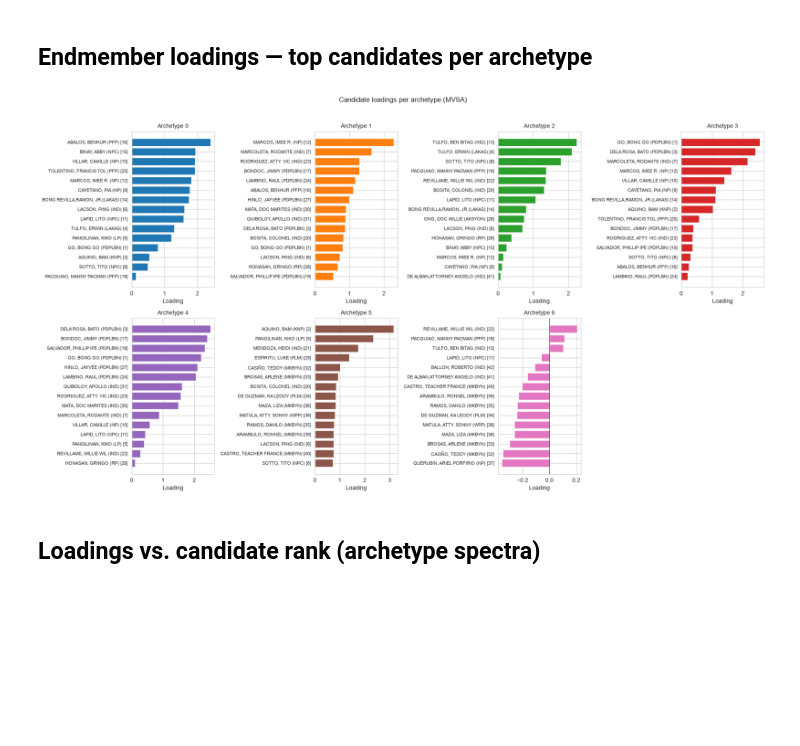
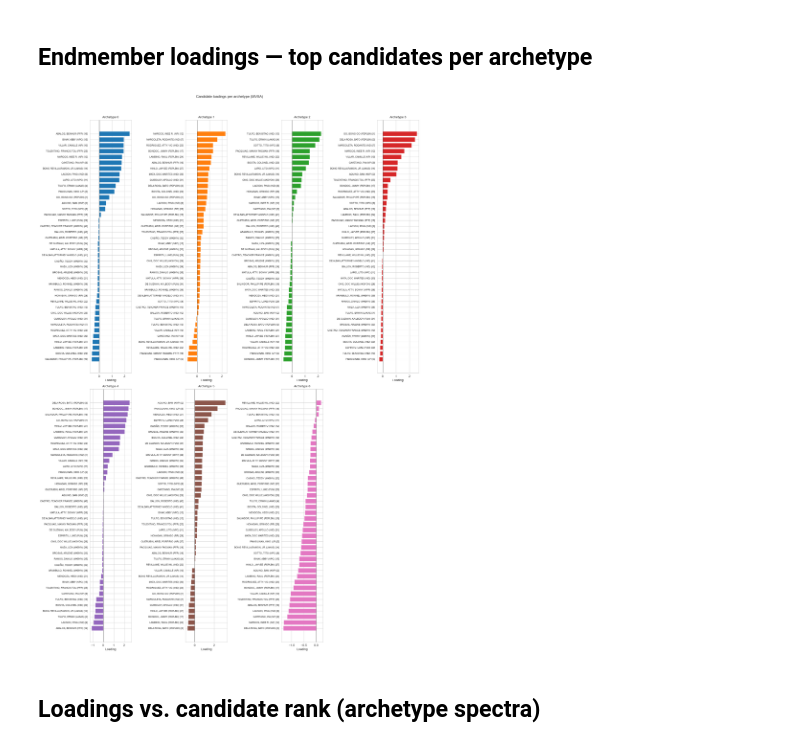
Before and after one commit to harjonillo/voting-unmixing-ph, a Jupyter notebook: notebooks/03_archetype_plots.ipynb, the cells around one changed output. Drawn from its saved outputs; the diff is of its cells as text; code cells hidden in the pictures; blank space fills up the shorter version.

```diff
--- a/notebooks/03_archetype_plots.ipynb
+++ b/notebooks/03_archetype_plots.ipynb
@@ -36,10 +36,10 @@ print(f'{L} candidates, {p} archetypes, {A.shape[1]:,} precincts')
 # %%
 from src.figures import plot_archetypes_loadings_grid
 
-plot_archetypes_loadings_grid(M, candidate_labels, top_n=15,
+plot_archetypes_loadings_grid(M, candidate_labels, top_n=40,
                               suptitle='Candidate loadings per archetype (MVSA)')
 # %% [output]
-[figure, old version]
+[figure, new version]
 # %% [markdown]
 ## Loadings vs. candidate rank (archetype spectra)
 # %%
```
Also changed, not shown: 12 other files.
